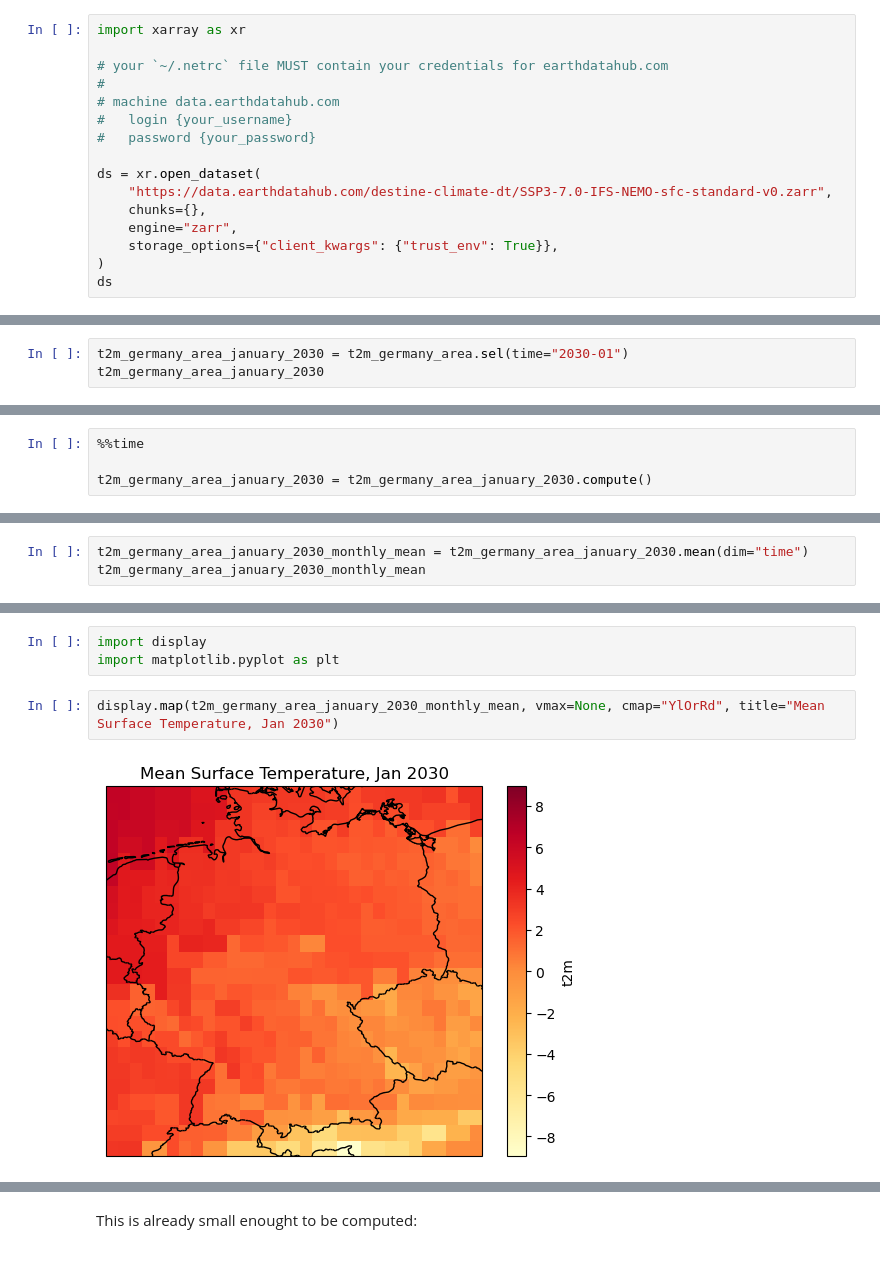
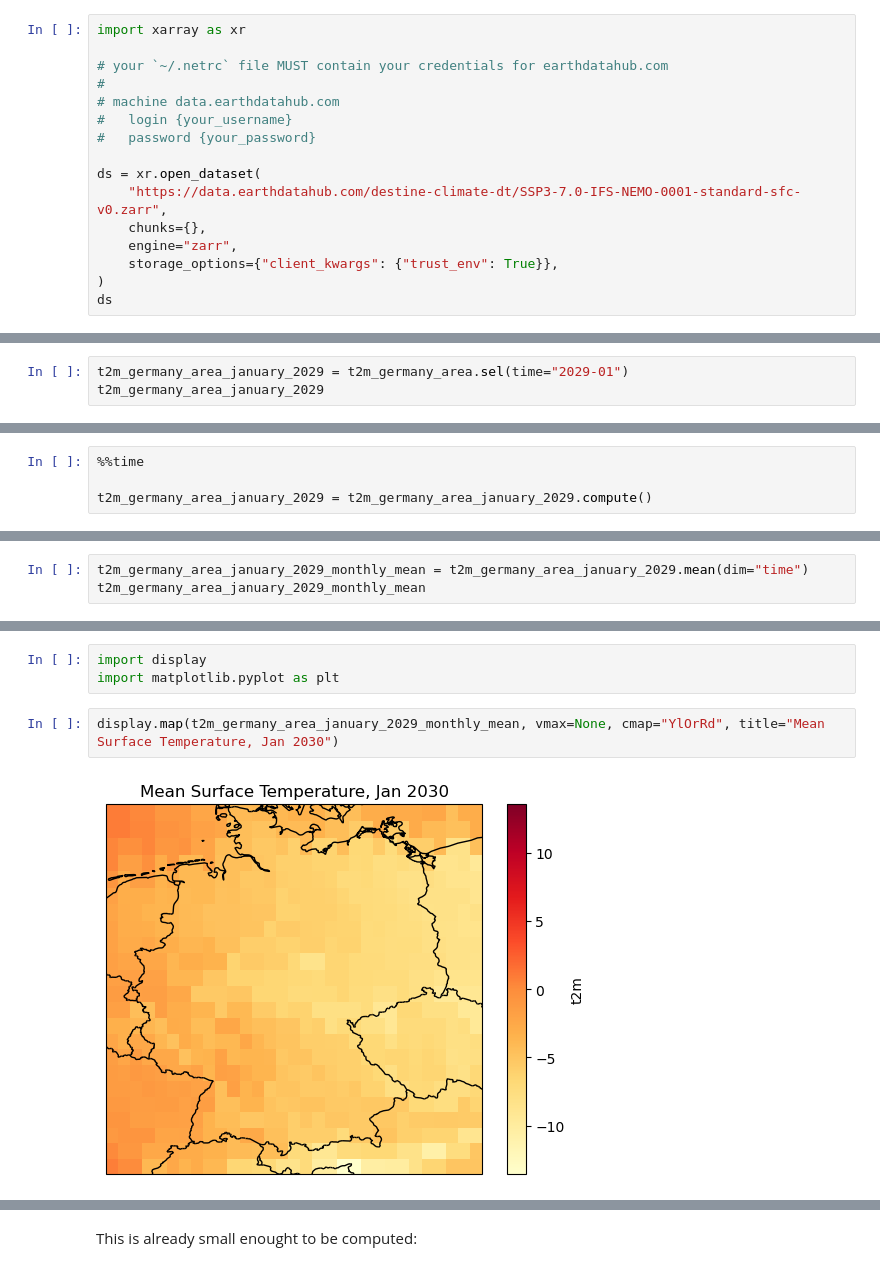
Before and after one commit to bopen/earthdatahub-notebooks, a Jupyter notebook: use-cases/tutorial-destine-climate-dt-sfc.ipynb, the cells around one changed output, grey strips where cells are left out. Drawn from its saved outputs; the diff is of its cells as text.

Commit message:
Update everything for climate-dt tutorial

```diff
--- a/use-cases/tutorial-destine-climate-dt-sfc.ipynb
+++ b/use-cases/tutorial-destine-climate-dt-sfc.ipynb
@@ -33,7 +33,7 @@ import xarray as xr
 #   password {your_password}
 
 ds = xr.open_dataset(
-    "https://data.earthdatahub.com/destine-climate-dt/SSP3-7.0-IFS-NEMO-sfc-standard-v0.zarr",
+    "https://data.earthdatahub.com/destine-climate-dt/SSP3-7.0-IFS-NEMO-0001-standard-sfc-v0.zarr",
     chunks={},
     engine="zarr",
     storage_options={"client_kwargs": {"trust_env": True}},
@@ -108,6 +108,6 @@ C
 
 Second, we further select January 2030. This is again a lazy operation:
 # %%
-t2m_germany_area_january_2030 = t2m_germany_area.sel(time="2030-01")
-t2m_germany_area_january_2030
+t2m_germany_area_january_2029 = t2m_germany_area.sel(time="2029-01")
+t2m_germany_area_january_2029
 # %% [output]
@@ -143,5 +143,5 @@ We can measure the time it takes:
 # %%
 %%time
 
-t2m_germany_area_january_2030 = t2m_germany_area_january_2030.compute()
+t2m_germany_area_january_2029 = t2m_germany_area_january_2029.compute()
 # %% [output]
@@ -154,7 +154,7 @@ The data was very small, this didn't take long.
 
 Now that the data is loaded in memory, we can easily compute the october 2023 monthly mean:
 # %%
-t2m_germany_area_january_2030_monthly_mean = t2m_germany_area_january_2030.mean(dim="time")
-t2m_germany_area_january_2030_monthly_mean
+t2m_germany_area_january_2029_monthly_mean = t2m_germany_area_january_2029.mean(dim="time")
+t2m_germany_area_january_2029_monthly_mean
 # %% [output]
 <xarray.DataArray 't2m' (latitude: 23, longitude: 31)> Size: 3kB
@@ -181,7 +181,7 @@ Finally, we can plot the january 2030 montly mean on a map:
 import display
 import matplotlib.pyplot as plt
 # %%
-display.map(t2m_germany_area_january_2030_monthly_mean, vmax=None, cmap="YlOrRd", title="Mean Surface Temperature, Jan 2030")
+display.map(t2m_germany_area_january_2029_monthly_mean, vmax=None, cmap="YlOrRd", title="Mean Surface Temperature, Jan 2030")
 # %% [output]
-[figure, old version]
+[figure, new version]
 # %% [markdown]
```
Also changed, not shown: parts of 16 cells of this notebook, 2 other files.
